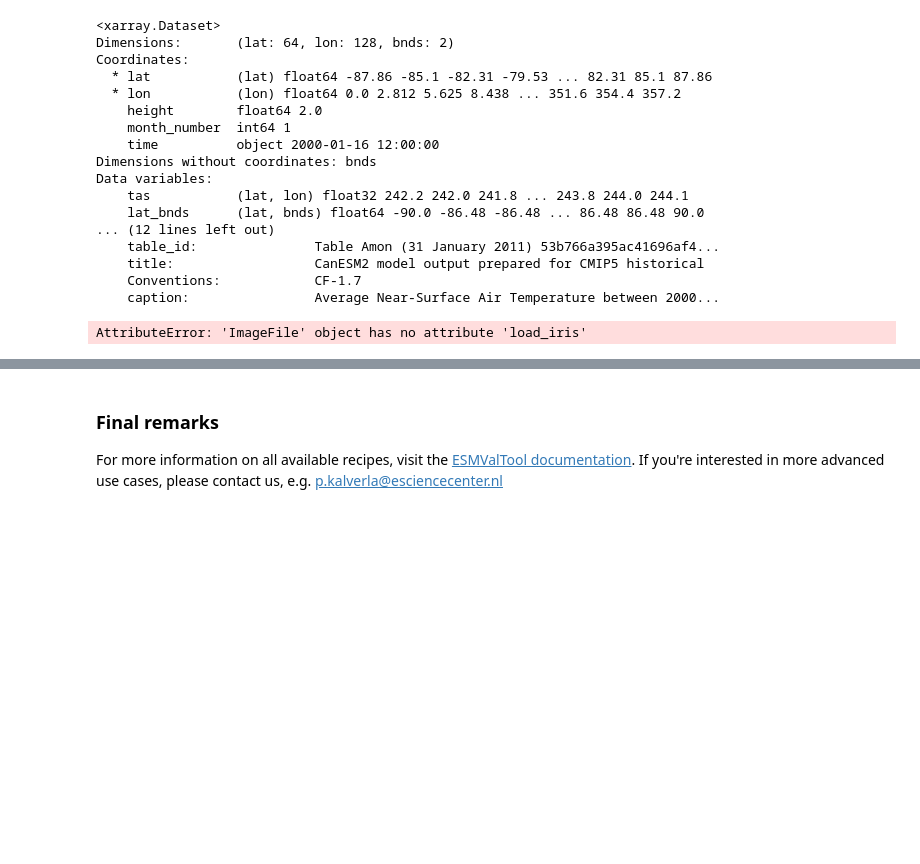
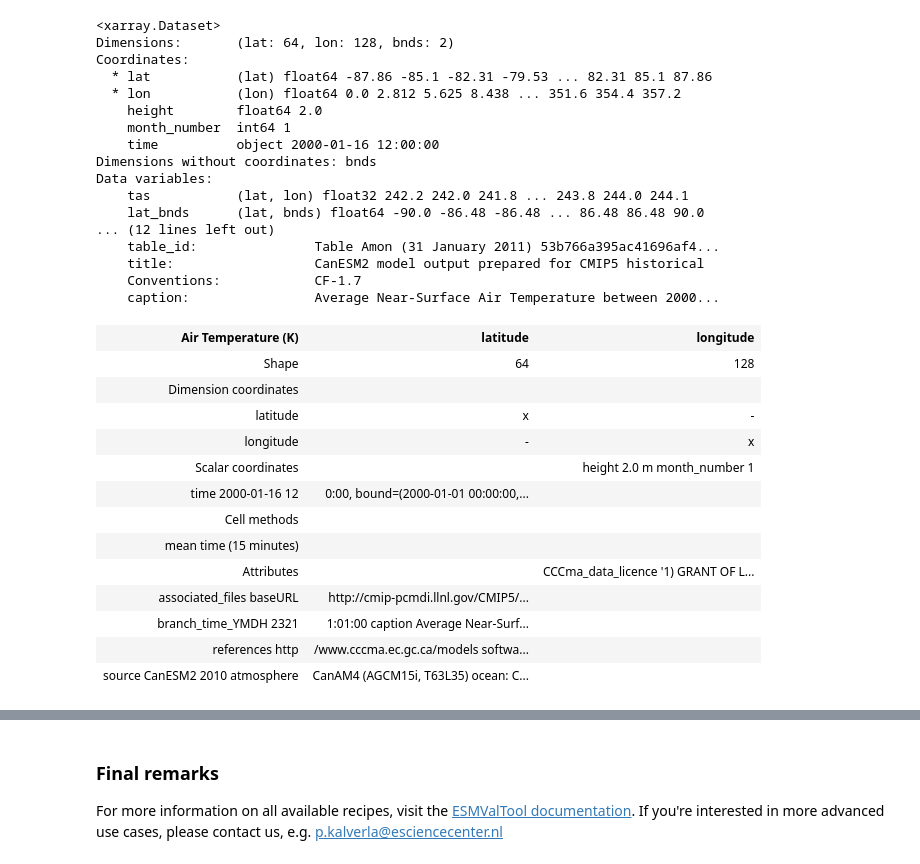
Before and after one commit to ESMValGroup/EGU22-short-course, a Jupyter notebook: notebooks/1_Example_recipe.ipynb, the cells around one changed output, grey strips where cells are left out. Saved outputs shown, nothing was run; the diff lists cells and outputs as text; code cells hidden in the pictures; blank space fills up the shorter version.

```diff
--- a/notebooks/1_Example_recipe.ipynb
+++ b/notebooks/1_Example_recipe.ipynb
@@ -81,0 +69,3 @@ Recipe('Recipe python')
+# %%
+example_recipe = all_recipes.find("example diagnostic written in Python")[0]
+example_recipe
@@ -143,7 +154,20 @@ Data variables:
     Conventions:            CF-1.7
     caption:                Average Near-Surface Air Temperature between 2000...
 # %%
-cube = output['map/script1'][0].load_iris()[0]
-print(cube)
+cube = map_data_files[0].load_iris()[0]
+cube
 # %% [output]
-AttributeError: 'ImageFile' object has no attribute 'load_iris'
+| Air Temperature (K) | latitude | longitude |
+| Shape | 64 | 128 |
+| Dimension coordinates |  |  |
+| latitude | x | - |
+| longitude | - | x |
+| Scalar coordinates |  | height 2.0 m month_number 1 |
+| time 2000-01-16 12 | 0:00, bound=(2000-01-01 00:00:00,... |  |
+| Cell methods |  |  |
+| mean time (15 minutes) |  |  |
+| Attributes |  | CCCma_data_licence '1) GRANT OF L... |
+| associated_files baseURL | http://cmip-pcmdi.llnl.gov/CMIP5/... |  |
+| branch_time_YMDH 2321 | 1:01:00 caption Average Near-Surf... |  |
+| references http | /www.cccma.ec.gc.ca/models softwa... |  |
+| source CanESM2 2010 atmosphere | CanAM4 (AGCM15i, T63L35) ocean: C... |  |
```
Also changed, not shown: parts of 16 cells of this notebook.
